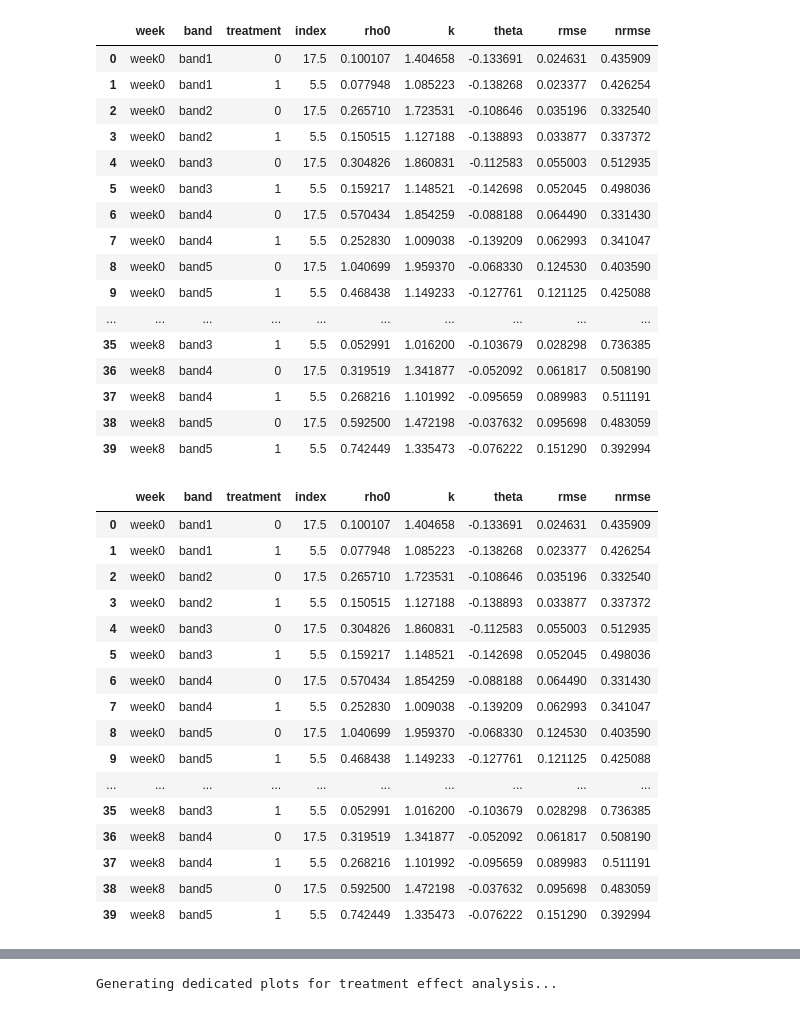
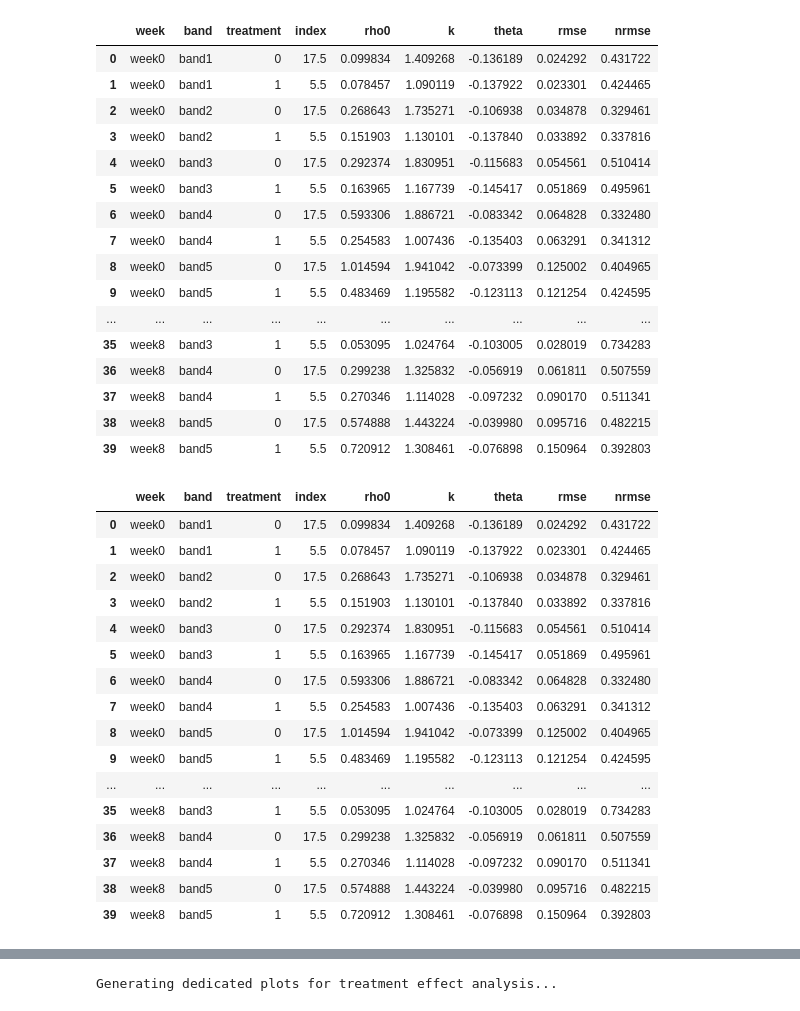
Before and after one commit to ReneHeim/proj_on_uav, a Jupyter notebook: Documentation/Notebooks/RPV.ipynb, the cells around one changed output, grey strips where cells are left out. Saved outputs shown, nothing was run; the diff lists cells and outputs as text; code cells hidden in the pictures.

```diff
--- a/Documentation/Notebooks/RPV.ipynb
+++ b/Documentation/Notebooks/RPV.ipynb
@@ -1,38 +1,38 @@
 # %%
 import pandas as pd
 import numpy as np
 import matplotlib.pyplot as plt
 
-df_all_rpv = pd.read_csv("/run/media/mak/Heim/RPV_Results/V9/rpv_results.csv")
+df_all_rpv = pd.read_csv("/run/media/mak/Heim/RPV_Results/V10/rpv_results.csv")
 
 
 df_all_rpv = df_all_rpv[df_all_rpv["status"] == "success"]
 
 
 grouped = df_all_rpv.drop(["processed_at", "status", "cultivar"],axis=1).groupby(by=["week", "band","treatment"]).mean().reset_index()
 
 grouped["treatment"] = grouped["treatment"].map({"no_trt": 0, "trt": 1}).astype("int64")
 
 grouped = grouped.drop(["rc","plot_id","Unnamed: 0"],axis=1)
 grouped
 # %% [output]
 |  | week | band | treatment | index | rho0 | k | theta | rmse | nrmse |
-| 0 | week0 | band1 | 0 | 17.5 | 0.100107 | 1.404658 | -0.133691 | 0.024631 | 0.435909 |
-| 1 | week0 | band1 | 1 | 5.5 | 0.077948 | 1.085223 | -0.138268 | 0.023377 | 0.426254 |
-| 2 | week0 | band2 | 0 | 17.5 | 0.265710 | 1.723531 | -0.108646 | 0.035196 | 0.332540 |
-| 3 | week0 | band2 | 1 | 5.5 | 0.150515 | 1.127188 | -0.138893 | 0.033877 | 0.337372 |
-| 4 | week0 | band3 | 0 | 17.5 | 0.304826 | 1.860831 | -0.112583 | 0.055003 | 0.512935 |
-| 5 | week0 | band3 | 1 | 5.5 | 0.159217 | 1.148521 | -0.142698 | 0.052045 | 0.498036 |
-| 6 | week0 | band4 | 0 | 17.5 | 0.570434 | 1.854259 | -0.088188 | 0.064490 | 0.331430 |
-| 7 | week0 | band4 | 1 | 5.5 | 0.252830 | 1.009038 | -0.139209 | 0.062993 | 0.341047 |
-| 8 | week0 | band5 | 0 | 17.5 | 1.040699 | 1.959370 | -0.068330 | 0.124530 | 0.403590 |
-| 9 | week0 | band5 | 1 | 5.5 | 0.468438 | 1.149233 | -0.127761 | 0.121125 | 0.425088 |
+| 0 | week0 | band1 | 0 | 17.5 | 0.099834 | 1.409268 | -0.136189 | 0.024292 | 0.431722 |
+| 1 | week0 | band1 | 1 | 5.5 | 0.078457 | 1.090119 | -0.137922 | 0.023301 | 0.424465 |
+| 2 | week0 | band2 | 0 | 17.5 | 0.268643 | 1.735271 | -0.106938 | 0.034878 | 0.329461 |
+| 3 | week0 | band2 | 1 | 5.5 | 0.151903 | 1.130101 | -0.137840 | 0.033892 | 0.337816 |
+| 4 | week0 | band3 | 0 | 17.5 | 0.292374 | 1.830951 | -0.115683 | 0.054561 | 0.510414 |
+| 5 | week0 | band3 | 1 | 5.5 | 0.163965 | 1.167739 | -0.145417 | 0.051869 | 0.495961 |
+| 6 | week0 | band4 | 0 | 17.5 | 0.593306 | 1.886721 | -0.083342 | 0.064828 | 0.332480 |
+| 7 | week0 | band4 | 1 | 5.5 | 0.254583 | 1.007436 | -0.135403 | 0.063291 | 0.341312 |
+| 8 | week0 | band5 | 0 | 17.5 | 1.014594 | 1.941042 | -0.073399 | 0.125002 | 0.404965 |
+| 9 | week0 | band5 | 1 | 5.5 | 0.483469 | 1.195582 | -0.123113 | 0.121254 | 0.424595 |
 | ... | ... | ... | ... | ... | ... | ... | ... | ... | ... |
-| 35 | week8 | band3 | 1 | 5.5 | 0.052991 | 1.016200 | -0.103679 | 0.028298 | 0.736385 |
-| 36 | week8 | band4 | 0 | 17.5 | 0.319519 | 1.341877 | -0.052092 | 0.061817 | 0.508190 |
-| 37 | week8 | band4 | 1 | 5.5 | 0.268216 | 1.101992 | -0.095659 | 0.089983 | 0.511191 |
-| 38 | week8 | band5 | 0 | 17.5 | 0.592500 | 1.472198 | -0.037632 | 0.095698 | 0.483059 |
-| 39 | week8 | band5 | 1 | 5.5 | 0.742449 | 1.335473 | -0.076222 | 0.151290 | 0.392994 |
+| 35 | week8 | band3 | 1 | 5.5 | 0.053095 | 1.024764 | -0.103005 | 0.028019 | 0.734283 |
+| 36 | week8 | band4 | 0 | 17.5 | 0.299238 | 1.325832 | -0.056919 | 0.061811 | 0.507559 |
+| 37 | week8 | band4 | 1 | 5.5 | 0.270346 | 1.114028 | -0.097232 | 0.090170 | 0.511341 |
+| 38 | week8 | band5 | 0 | 17.5 | 0.574888 | 1.443224 | -0.039980 | 0.095716 | 0.482215 |
+| 39 | week8 | band5 | 1 | 5.5 | 0.720912 | 1.308461 | -0.076898 | 0.150964 | 0.392803 |
 # %%
 import pandas as pd
 import seaborn as sns
@@ -56,22 +56,22 @@ grouped_avg['week'] = pd.Categorical(grouped_avg['week'], categories=week_order,
 grouped_avg
 # %% [output]
 |  | week | band | treatment | index | rho0 | k | theta | rmse | nrmse |
-| 0 | week0 | band1 | 0 | 17.5 | 0.100107 | 1.404658 | -0.133691 | 0.024631 | 0.435909 |
-| 1 | week0 | band1 | 1 | 5.5 | 0.077948 | 1.085223 | -0.138268 | 0.023377 | 0.426254 |
-| 2 | week0 | band2 | 0 | 17.5 | 0.265710 | 1.723531 | -0.108646 | 0.035196 | 0.332540 |
-| 3 | week0 | band2 | 1 | 5.5 | 0.150515 | 1.127188 | -0.138893 | 0.033877 | 0.337372 |
-| 4 | week0 | band3 | 0 | 17.5 | 0.304826 | 1.860831 | -0.112583 | 0.055003 | 0.512935 |
-| 5 | week0 | band3 | 1 | 5.5 | 0.159217 | 1.148521 | -0.142698 | 0.052045 | 0.498036 |
-| 6 | week0 | band4 | 0 | 17.5 | 0.570434 | 1.854259 | -0.088188 | 0.064490 | 0.331430 |
-| 7 | week0 | band4 | 1 | 5.5 | 0.252830 | 1.009038 | -0.139209 | 0.062993 | 0.341047 |
-| 8 | week0 | band5 | 0 | 17.5 | 1.040699 | 1.959370 | -0.068330 | 0.124530 | 0.403590 |
-| 9 | week0 | band5 | 1 | 5.5 | 0.468438 | 1.149233 | -0.127761 | 0.121125 | 0.425088 |
+| 0 | week0 | band1 | 0 | 17.5 | 0.099834 | 1.409268 | -0.136189 | 0.024292 | 0.431722 |
+| 1 | week0 | band1 | 1 | 5.5 | 0.078457 | 1.090119 | -0.137922 | 0.023301 | 0.424465 |
+| 2 | week0 | band2 | 0 | 17.5 | 0.268643 | 1.735271 | -0.106938 | 0.034878 | 0.329461 |
+| 3 | week0 | band2 | 1 | 5.5 | 0.151903 | 1.130101 | -0.137840 | 0.033892 | 0.337816 |
+| 4 | week0 | band3 | 0 | 17.5 | 0.292374 | 1.830951 | -0.115683 | 0.054561 | 0.510414 |
+| 5 | week0 | band3 | 1 | 5.5 | 0.163965 | 1.167739 | -0.145417 | 0.051869 | 0.495961 |
+| 6 | week0 | band4 | 0 | 17.5 | 0.593306 | 1.886721 | -0.083342 | 0.064828 | 0.332480 |
+| 7 | week0 | band4 | 1 | 5.5 | 0.254583 | 1.007436 | -0.135403 | 0.063291 | 0.341312 |
+| 8 | week0 | band5 | 0 | 17.5 | 1.014594 | 1.941042 | -0.073399 | 0.125002 | 0.404965 |
+| 9 | week0 | band5 | 1 | 5.5 | 0.483469 | 1.195582 | -0.123113 | 0.121254 | 0.424595 |
 | ... | ... | ... | ... | ... | ... | ... | ... | ... | ... |
-| 35 | week8 | band3 | 1 | 5.5 | 0.052991 | 1.016200 | -0.103679 | 0.028298 | 0.736385 |
-| 36 | week8 | band4 | 0 | 17.5 | 0.319519 | 1.341877 | -0.052092 | 0.061817 | 0.508190 |
-| 37 | week8 | band4 | 1 | 5.5 | 0.268216 | 1.101992 | -0.095659 | 0.089983 | 0.511191 |
-| 38 | week8 | band5 | 0 | 17.5 | 0.592500 | 1.472198 | -0.037632 | 0.095698 | 0.483059 |
-| 39 | week8 | band5 | 1 | 5.5 | 0.742449 | 1.335473 | -0.076222 | 0.151290 | 0.392994 |
+| 35 | week8 | band3 | 1 | 5.5 | 0.053095 | 1.024764 | -0.103005 | 0.028019 | 0.734283 |
+| 36 | week8 | band4 | 0 | 17.5 | 0.299238 | 1.325832 | -0.056919 | 0.061811 | 0.507559 |
+| 37 | week8 | band4 | 1 | 5.5 | 0.270346 | 1.114028 | -0.097232 | 0.090170 | 0.511341 |
+| 38 | week8 | band5 | 0 | 17.5 | 0.574888 | 1.443224 | -0.039980 | 0.095716 | 0.482215 |
+| 39 | week8 | band5 | 1 | 5.5 | 0.720912 | 1.308461 | -0.076898 | 0.150964 | 0.392803 |
 # %%
 # --- 1. Visualization: Simplified Parameter Evolution Over Weeks (one band per subplot, fixed band colors) ---
 print("Generating simplified parameter evolution plots (one band per subplot, fixed band colors)...")
```
Also changed, not shown: parts of 4 cells of this notebook, 6 other files.
